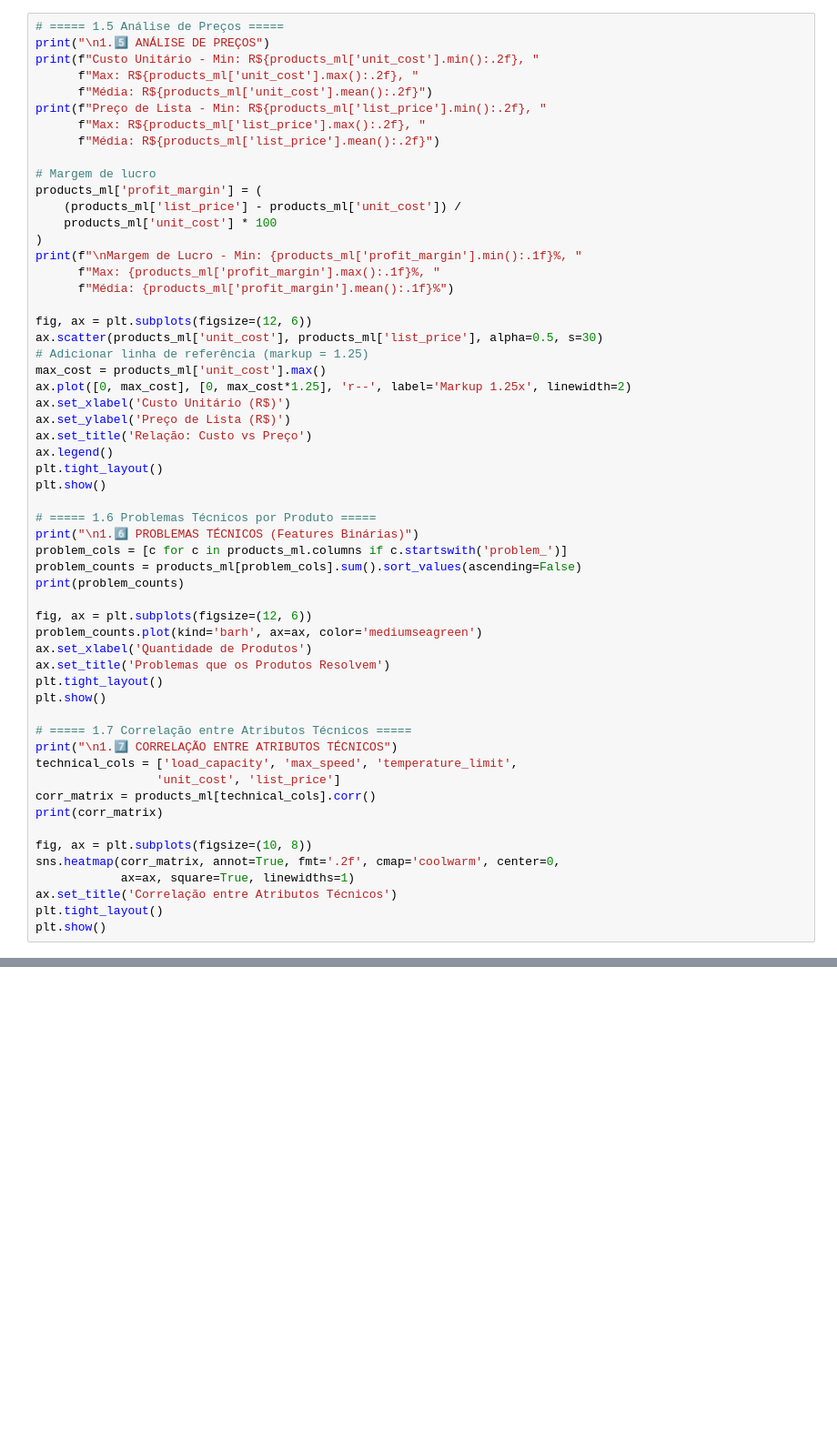
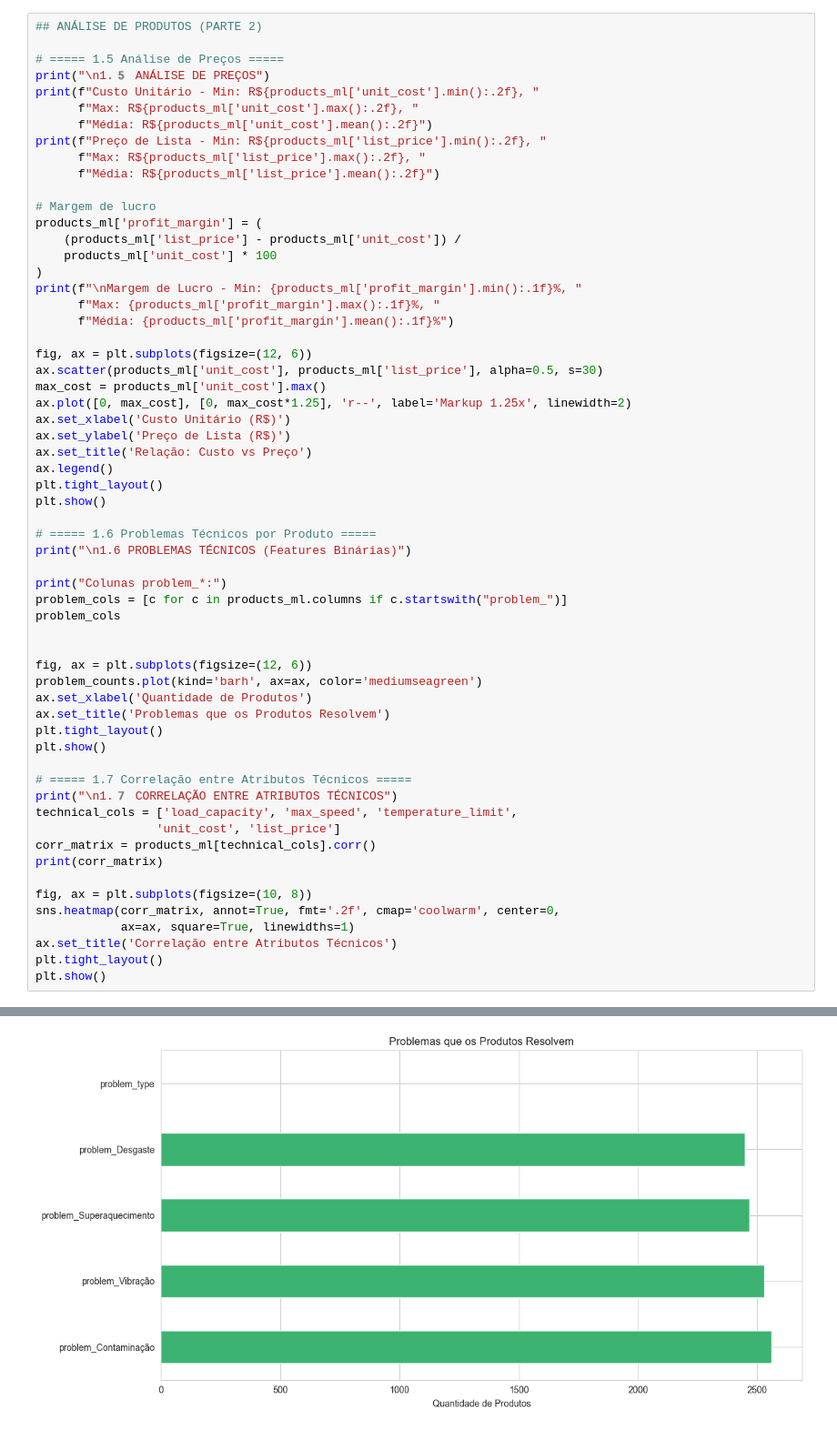
Before and after one commit to Crys0231/CRYSLAYNE_CINARA_DDF_TECH_122025, a Jupyter notebook: notebooks/04_eda_analysis.ipynb, the cells around one changed output, grey strips where cells are left out. Shown at 91% size. Drawn from its saved outputs; the diff is of its cells as text; blank space fills up the shorter version.

```diff
--- a/notebooks/04_eda_analysis.ipynb
+++ b/notebooks/04_eda_analysis.ipynb
@@ -155,6 +177,8 @@ AttributeError: 'list' object has no attribute 'set_facecolor'
 # %%
+## ANÁLISE DE PRODUTOS (PARTE 2)
+
 # ===== 1.5 Análise de Preços =====
-print("\n1.5️⃣ ANÁLISE DE PREÇOS")
+print("\n1.5️ ANÁLISE DE PREÇOS")
 print(f"Custo Unitário - Min: R${products_ml['unit_cost'].min():.2f}, "
       f"Max: R${products_ml['unit_cost'].max():.2f}, "
       f"Média: R${products_ml['unit_cost'].mean():.2f}")
@@ -173,7 +197,6 @@ print(f"\nMargem de Lucro - Min: {products_ml['profit_margin'].min():.1f}%, "
 
 fig, ax = plt.subplots(figsize=(12, 6))
 ax.scatter(products_ml['unit_cost'], products_ml['list_price'], alpha=0.5, s=30)
-# Adicionar linha de referência (markup = 1.25)
 max_cost = products_ml['unit_cost'].max()
 ax.plot([0, max_cost], [0, max_cost*1.25], 'r--', label='Markup 1.25x', linewidth=2)
 ax.set_xlabel('Custo Unitário (R$)')
@@ -184,10 +207,12 @@ plt.tight_layout()
 plt.show()
 
 # ===== 1.6 Problemas Técnicos por Produto =====
-print("\n1.6️⃣ PROBLEMAS TÉCNICOS (Features Binárias)")
-problem_cols = [c for c in products_ml.columns if c.startswith('problem_')]
-problem_counts = products_ml[problem_cols].sum().sort_values(ascending=False)
-print(problem_counts)
+print("\n1.6 PROBLEMAS TÉCNICOS (Features Binárias)")
+
+print("Colunas problem_*:")
+problem_cols = [c for c in products_ml.columns if c.startswith("problem_")]
+problem_cols
+
 
 fig, ax = plt.subplots(figsize=(12, 6))
 problem_counts.plot(kind='barh', ax=ax, color='mediumseagreen')
@@ -197,7 +222,7 @@ plt.tight_layout()
 plt.show()
 
 # ===== 1.7 Correlação entre Atributos Técnicos =====
-print("\n1.7️⃣ CORRELAÇÃO ENTRE ATRIBUTOS TÉCNICOS")
+print("\n1.7️ CORRELAÇÃO ENTRE ATRIBUTOS TÉCNICOS")
 technical_cols = ['load_capacity', 'max_speed', 'temperature_limit',
                  'unit_cost', 'list_price']
 corr_matrix = products_ml[technical_cols].corr()
@@ -219,0 +246 @@ Margem de Lucro - Min: 0.3%, Max: 5725.8%, Média: 745.9%
+[figure, added]
```
Also changed, not shown: parts of 13 cells of this notebook, 11 other files.
